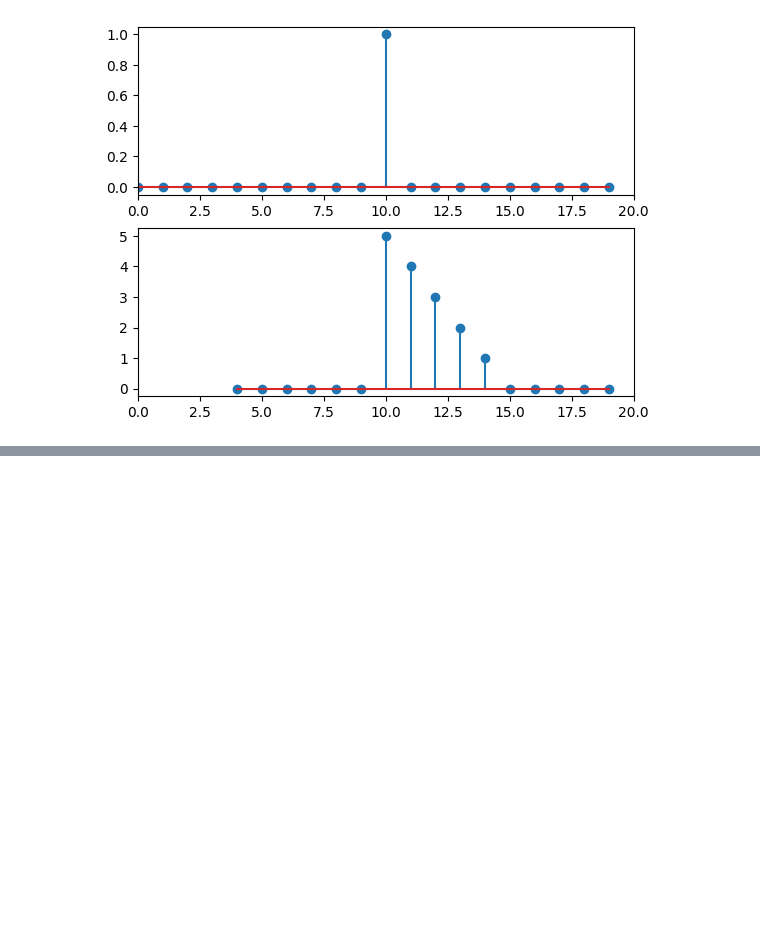
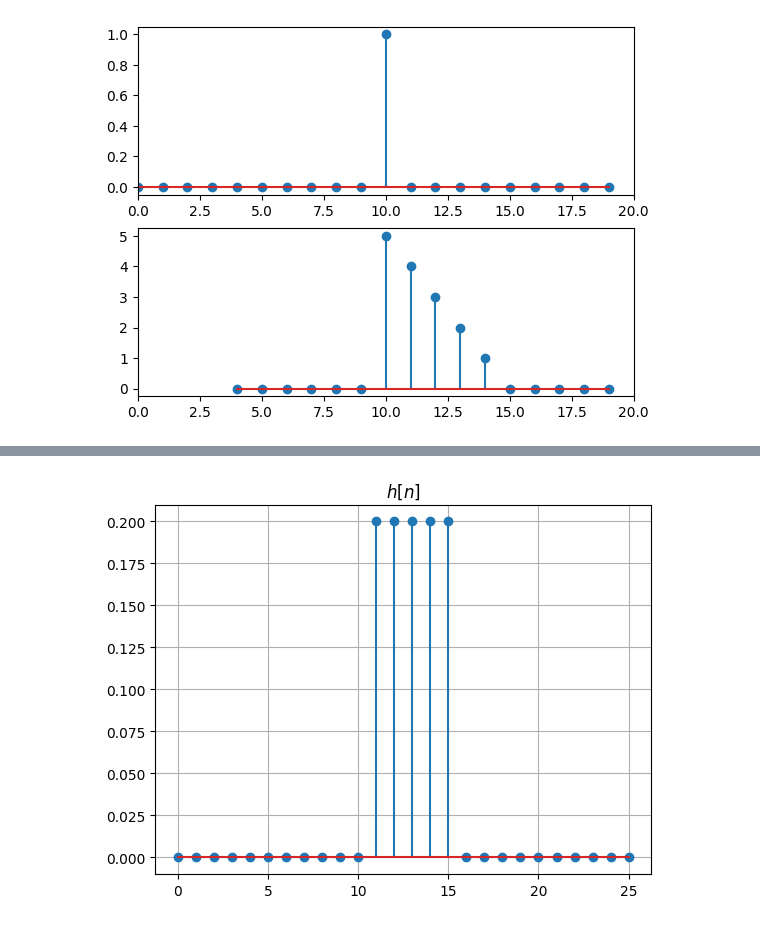
Before and after one commit to aalbiol/ss-jupyterhub, a Jupyter notebook: source/P1-4/04-Promedios Ponderados.ipynb, the cells around one changed output, grey strips where cells are left out. Drawn from its saved outputs; the diff is of its cells as text; code cells hidden in the pictures; blank space fills up the shorter version.

Commit message:
Anyadido autonomo respuesta en frecuencia

```diff
--- a/source/P1-4/04-Promedios Ponderados.ipynb
+++ b/source/P1-4/04-Promedios Ponderados.ipynb
@@ -587,0 +600,27 @@ mylogger.log("Success Testing m_convolveFull stereo")
+# %%
+# Copiar aquí la solución del cuaderno anterior
+
+def promDeslizante(x,blcksize):
+    '''
+    x: muestras de entrada. Señal mono
+    blcksize: tamaño de muestras a promediar
+
+    consideraremos avance=1
+    '''
+    assert x.ndim ==1 , 'Solo señales mono'
+
+    medias=[] # lista vacia
+
+    ### BEGIN SOLUTION
+    n1=0
+    n2=n1+blcksize
+
+    while n2 <= len(x):
+        muestras=x[n1:n2]
+        media=np.mean(muestras)
+        n1 += 1
+        n2 += 1
+        medias.append(media)
+    #Convertir de lista Python a numpy-array
+    ### END SOLUTION
+    return np.array(medias)
@@ -587,0 +635,11 @@ mylogger.log("Success Testing m_convolveFull stereo")
+# %%
+# Calculamos la respuesta impulsiva del promediador deslizante
+tam_promedio=5
+h=promDeslizante(delta,tam_promedio)
+
+# ... y la representamos
+_=plt.stem(h)
+_=plt.title('$h[n]$')
+_=plt.grid()
+# %% [output]
+[figure, added]
```
Also changed, not shown: parts of 8 cells of this notebook, 14 other files.
